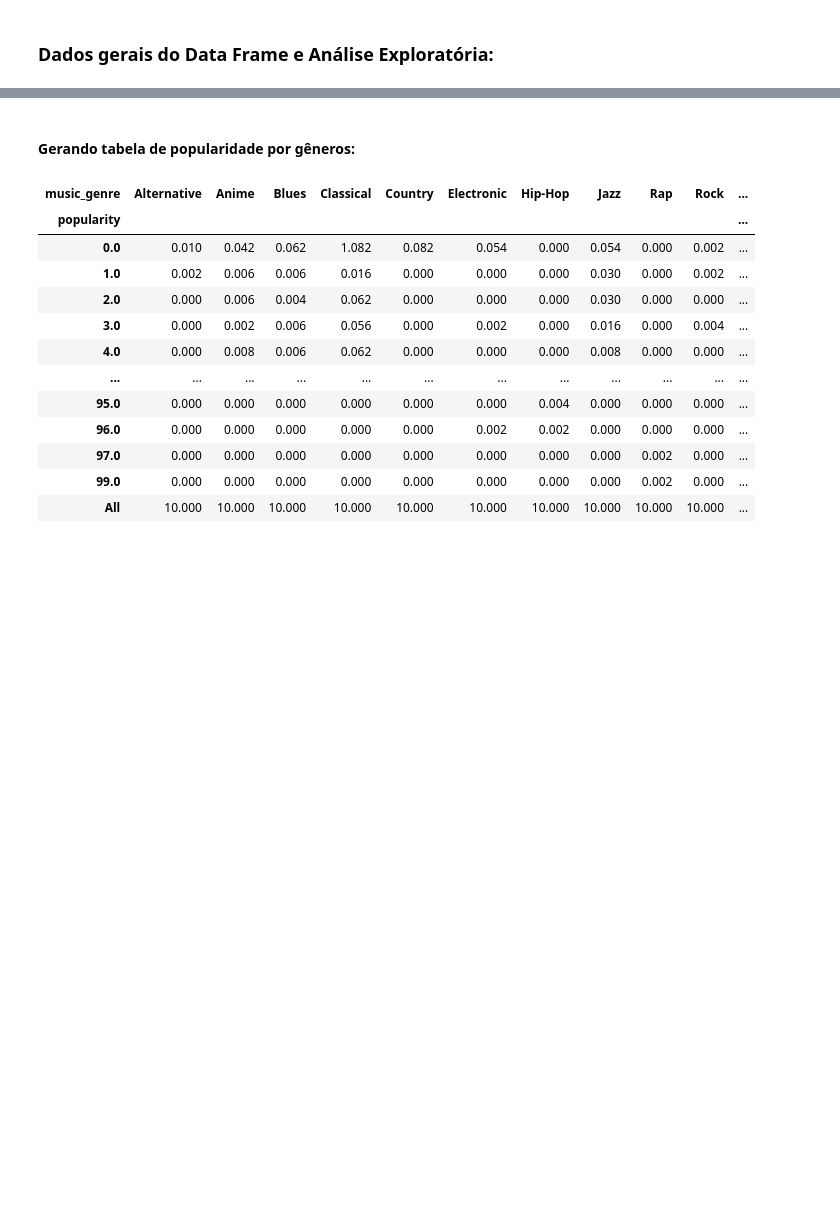
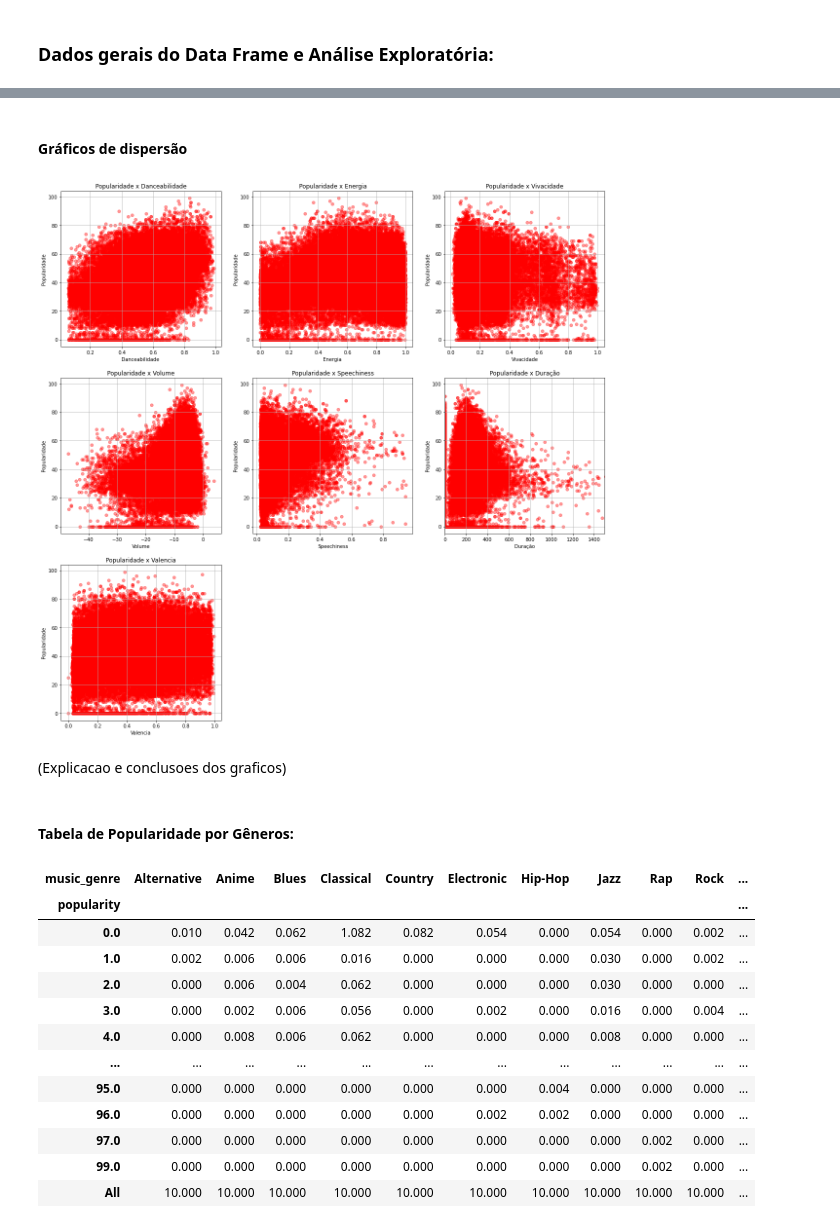
Before and after one commit to juliacfigueiredo/Projeto-2, a Jupyter notebook: Projeto_Final.ipynb, the cells around one changed output, grey strips where cells are left out. Cells and saved outputs as stored; diff of their text form; code cells hidden in the pictures; blank space fills up the shorter version.

```diff
--- a/Projeto_Final.ipynb
+++ b/Projeto_Final.ipynb
@@ -206,5 +111,64 @@ plt.show()
+# %% [markdown]
+#### Gráficos de dispersão
+# %%
+plt.figure(figsize=(20, 20))
+
+plt.subplot(331)
+plt.scatter(dados.danceability, dados.popularity, c='red', alpha=0.4)
+plt.title('Popularidade x Danceabilidade')
+plt.xlabel('Danceabilidade ')
+plt.ylabel('Popularidade')
+plt.grid(True)
+
+plt.subplot(332)
+plt.scatter(dados.energy, dados.popularity, c='red', alpha=0.4)
+plt.title('Popularidade x Energia')
+plt.xlabel('Energia ')
+plt.ylabel('Popularidade')
+plt.grid(True)
+
+plt.subplot(333)
+plt.scatter(dados.liveness, dados.popularity, c='red', alpha=0.4)
+plt.title('Popularidade x Vivacidade')
+plt.xlabel('Vivacidade')
+plt.ylabel('Popularidade')
+plt.grid(True)
+
+plt.subplot(334)
+plt.scatter(dados.loudness, dados.popularity, c='red', alpha=0.4)
+plt.title('Popularidade x Volume')
+plt.xlabel('Volume')
+plt.ylabel('Popularidade')
+plt.grid(True)
+
+plt.subplot(335)
+plt.scatter(dados.speechiness, dados.popularity, c='red', alpha=0.4)
+plt.title('Popularidade x Speechiness')
+plt.xlabel('Speechiness')
+plt.ylabel('Popularidade')
+plt.grid(True)
+
+plt.subplot(336)
+plt.scatter(dados.duration_s, dados.popularity, c='red', alpha=0.4)
+plt.title('Popularidade x Duração')
+plt.xlabel('Duração')
+plt.ylabel('Popularidade')
+plt.xlim([0,1500])
+plt.grid(True)
+
+plt.subplot(337)
+plt.scatter(dados.valence, dados.popularity, c='red', alpha=0.4)
+plt.title('Popularidade x Valencia')
+plt.xlabel('Valencia')
+plt.ylabel('Popularidade')
+plt.grid(True)
+plt.show()
+# %% [output]
+[figure, added]
+# %% [markdown]
+(Explicacao e conclusoes dos graficos)
 # %% [markdown]
-#### Gerando tabela de popularidade por gêneros:
+#### Tabela de Popularidade por Gêneros:
 # %%
 pd.crosstab(dados['popularity'], dados['music_genre'],normalize=True,margins=True)*100
 # %% [output]
```
Also changed, not shown: parts of 81 cells of this notebook.
